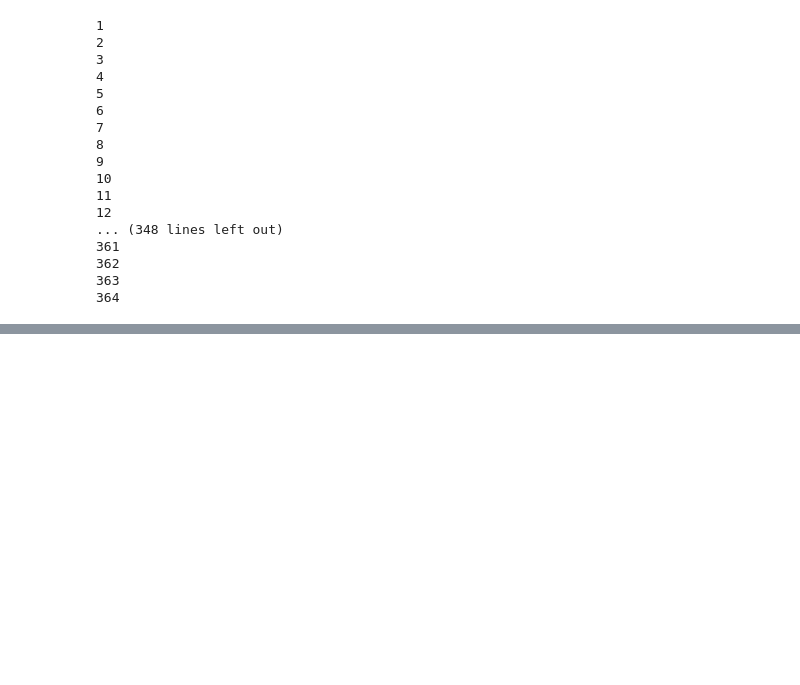
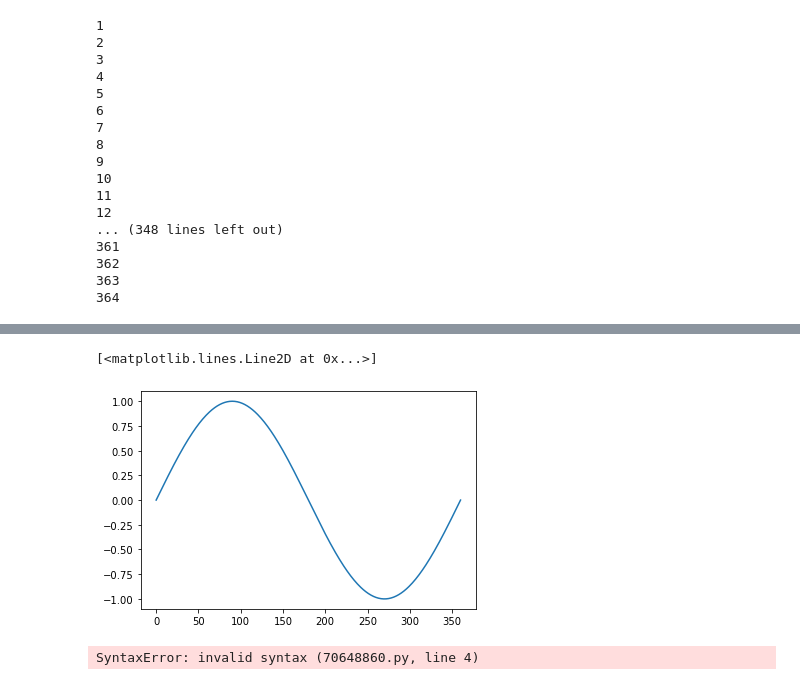
Before and after one commit to lordbright1/JNR_LAB, a Jupyter notebook: day2_python.ipynb, the cells around one changed output, grey strips where cells are left out. Drawn from its saved outputs; the diff is of its cells as text; code cells hidden in the pictures; blank space fills up the shorter version.

```diff
--- a/day2_python.ipynb
+++ b/day2_python.ipynb
@@ -511,0 +779,21 @@ Bright i have found you
+# %%
+a=np.arange(0,361)
+b=np.sin(np.deg2rad(a))
+plt.plot(a,b)
+# %% [output]
+[<matplotlib.lines.Line2D at 0x...>]
+[figure, added]
+# %%
+a=np.arange(0,361)
+b=np.sin(np.deg2rad(a))
+c=np.sin(np.deg2rad(a))
+plt.plot(a,b,label'sin')
+plt.plot(a,c,label'cos')
+#color and other stuffs=plt.legend()
+#plt.xlabel('')
+#plt.ylabel('')
+#plt.xlabel('')
+#plt.xlim('')=limit
+#font weight,font size
+# %% [output]
+SyntaxError: invalid syntax (70648860.py, line 4)
```
Also changed, not shown: parts of 68 cells of this notebook.
